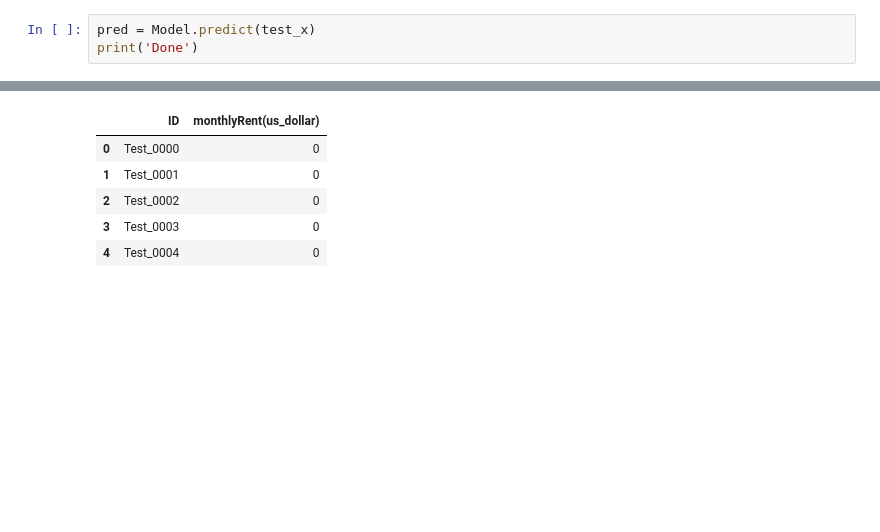
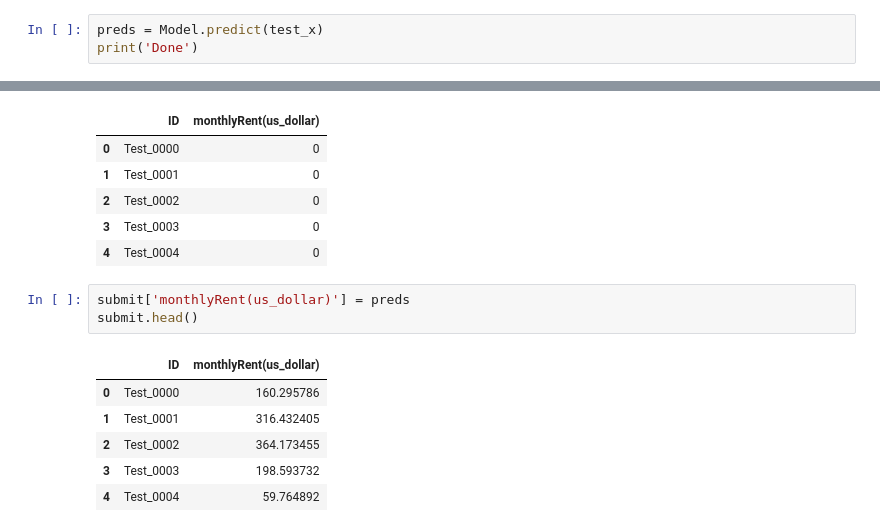
Before and after one commit to minseungryu/Data_Case_Study, a Jupyter notebook: EDA&ML/해외부동산_월세예측_RidgeRegression.ipynb, the cells around one changed output, grey strips where cells are left out. Cells and saved outputs as stored; diff of their text form; blank space fills up the shorter version.

```diff
--- a/EDA&ML/해외부동산_월세예측_RidgeRegression.ipynb
+++ b/EDA&ML/해외부동산_월세예측_RidgeRegression.ipynb
@@ -193,7 +193,7 @@ print('Done')
 # %% [output]
 Done
 # %%
-pred = Model.predict(test_x)
+preds = Model.predict(test_x)
 print('Done')
 # %% [output]
 Done
@@ -207,3 +207,13 @@ submit.head()
 | 2 | Test_0002 | 0 |
 | 3 | Test_0003 | 0 |
 | 4 | Test_0004 | 0 |
+# %%
+submit['monthlyRent(us_dollar)'] = preds
+submit.head()
+# %% [output]
+|  | ID | monthlyRent(us_dollar) |
+| 0 | Test_0000 | 160.295786 |
+| 1 | Test_0001 | 316.432405 |
+| 2 | Test_0002 | 364.173455 |
+| 3 | Test_0003 | 198.593732 |
+| 4 | Test_0004 | 59.764892 |
```
